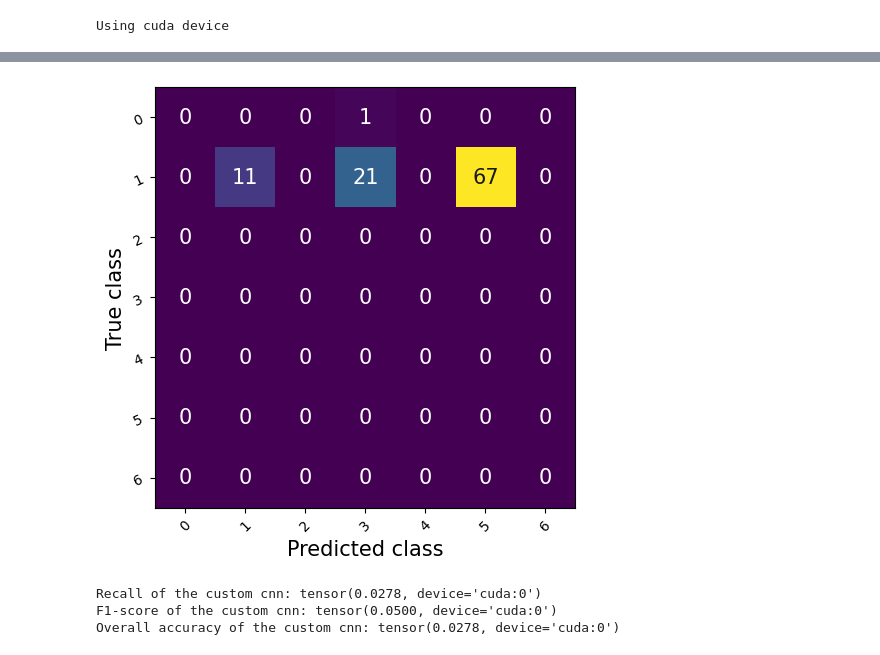
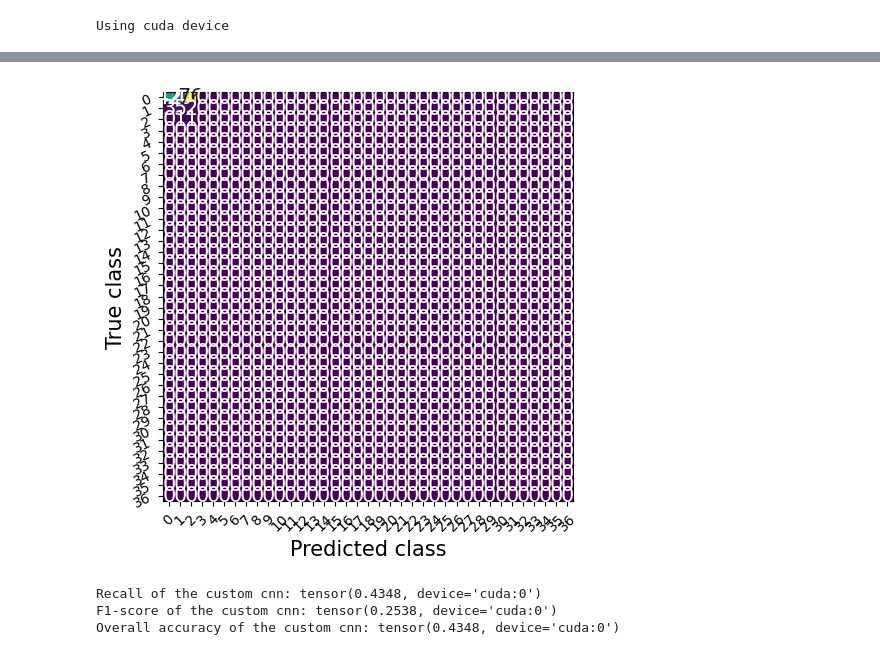
Before and after one commit to mfherrm/BioOTon, a Jupyter notebook: DL.ipynb, the cells around one changed output, grey strips where cells are left out. Saved outputs shown, nothing was run; the diff lists cells and outputs as text; code cells hidden in the pictures.

```diff
--- a/DL.ipynb
+++ b/DL.ipynb
@@ -198,0 +210,2 @@ Getting Z:\Audio_data\Dawn_chorus_conversion_flac\27464078_audio.flac
+# %%
+val_dataloader = SpectroDataLoader(ds, batch_size, samples= val_indices[:150], device = "cuda")
@@ -199,3 +230,3 @@ Getting Z:\Audio_data\Dawn_chorus_conversion_flac\27464078_audio.flac
 # %%
-test_dataloader = SpectroDataLoader(ds, 256, samples= test_indices[:100], device = "cuda")
+test_dataloader = SpectroDataLoader(ds, batch_size, samples= test_indices[:150], device = "cuda")
 # %% [output]
@@ -267,7 +304,7 @@ atls = AudioToLogSpectrogram(device = "cuda")
 res = tv.models.resnet18()
 adaptconv1 = nn.Conv2d (in_channels=1, kernel_size=res.conv1.kernel_size, stride=res.conv1.stride, padding = res.conv1.padding, bias=res.conv1.bias, out_channels=res.conv1.out_channels)
 res.conv1 = adaptconv1
-res.fc = nn.Linear(in_features=res.fc.in_features, out_features=7, bias=True)
+res.fc = nn.Linear(in_features=res.fc.in_features, out_features=37, bias=True)
 
 nnw = nn.Sequential(atls, res)
 
@@ -291,3 +328,29 @@ Sequential(
   )
 )
+# %%
+# https://medium.com/biased-algorithms/a-practical-guide-to-implementing-early-stopping-in-pytorch-for-model-training-99a7cbd46e9d
+class EarlyStopping:
+    def __init__(self, model, patience=5, delta=0.001, path='checkpoints/checkpoint.pt', verbose=True):
+        self.patience = patience
+        self.delta = delta
+        self.path = path
+        self.verbose = verbose
+        self.best_loss = None
+        self.no_improvement_count = 0
+        self.model = model
+
+    def check_early_stop(self, val_loss):
+        if self.best_loss is None or val_loss < self.best_loss - self.delta:
+            self.best_loss = val_loss
+            self.no_improvement_count = 0
+            # Save checkpoint if improvement observed
+            torch.save(self.model.state_dict(), self.path)
+            if self.verbose:
+                print(f"Model improved; checkpoint saved at loss {val_loss:.4f}")
+        else:
+            self.no_improvement_count += 1
+            if self.no_improvement_count >= self.patience:
+                print("Early stopping triggered.")
+                return True  # Signal to stop training
+        return False
 # %%
@@ -391,38 +482,38 @@ labs = torch.Tensor().to(device)
 with torch.no_grad():
     for i, data in enumerate(test_dataloader, 0):
         inputs, labels = data
         inp = nnw(inputs)
 
         preds = torch.cat((preds, inp), 0).to(device)
         labs = torch.cat((labs, labels), 0)
         labs = labs.type(torch.LongTensor).to(device)
 
 
 # Confusion Matrix
-metric = tc.MulticlassConfusionMatrix(7).to(device)
+metric = tc.MulticlassConfusionMatrix(37).to(device)
 metric.update(preds, labs)
 
 fig_, ax_ = metric.plot()
 plt.show()
 
 
 # Compute recall
-recall = tc.Recall(task="multiclass", average='macro', num_classes=7).to(device)
+recall = tc.Recall(task="multiclass", average='macro', num_classes=37).to(device)
 recall(preds, labs)
 print("Recall of the custom cnn:", recall.compute())
 
 # Compute F1-score
-f1 = tc.MulticlassF1Score(7).to(device)
+f1 = tc.MulticlassF1Score(37).to(device)
 f1(preds, labs)
 print("F1-score of the custom cnn:", f1.compute())
 
 
 # Compute overall accuracy
-oa = tc.MulticlassAccuracy(7).to(device)
+oa = tc.MulticlassAccuracy(37).to(device)
 oa(preds, labs)
 print("Overall accuracy of the custom cnn:", oa.compute())
 # %% [output]
-[figure, old version]
+[figure, new version]
-Recall of the custom cnn: tensor(0.0278, device='cuda:0')
-F1-score of the custom cnn: tensor(0.0500, device='cuda:0')
-Overall accuracy of the custom cnn: tensor(0.0278, device='cuda:0')
+Recall of the custom cnn: tensor(0.4348, device='cuda:0')
+F1-score of the custom cnn: tensor(0.2538, device='cuda:0')
+Overall accuracy of the custom cnn: tensor(0.4348, device='cuda:0')
```
Also changed, not shown: parts of 14 cells of this notebook.
